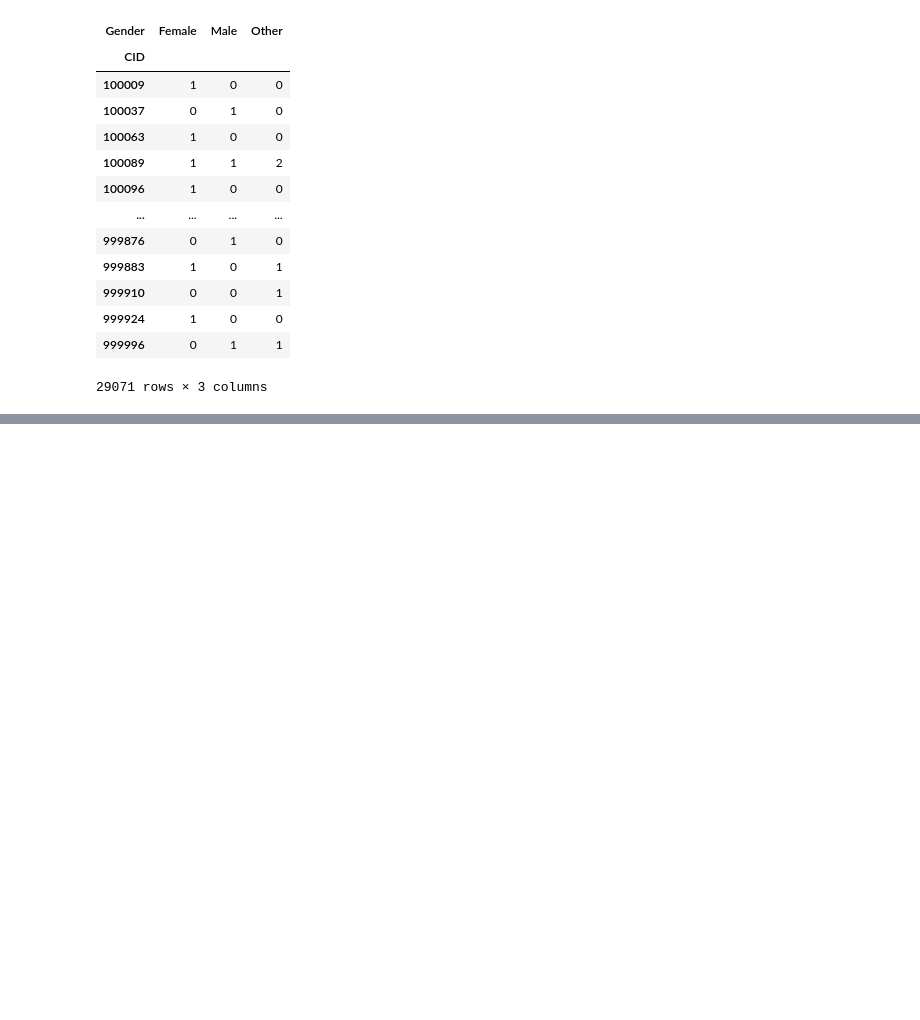
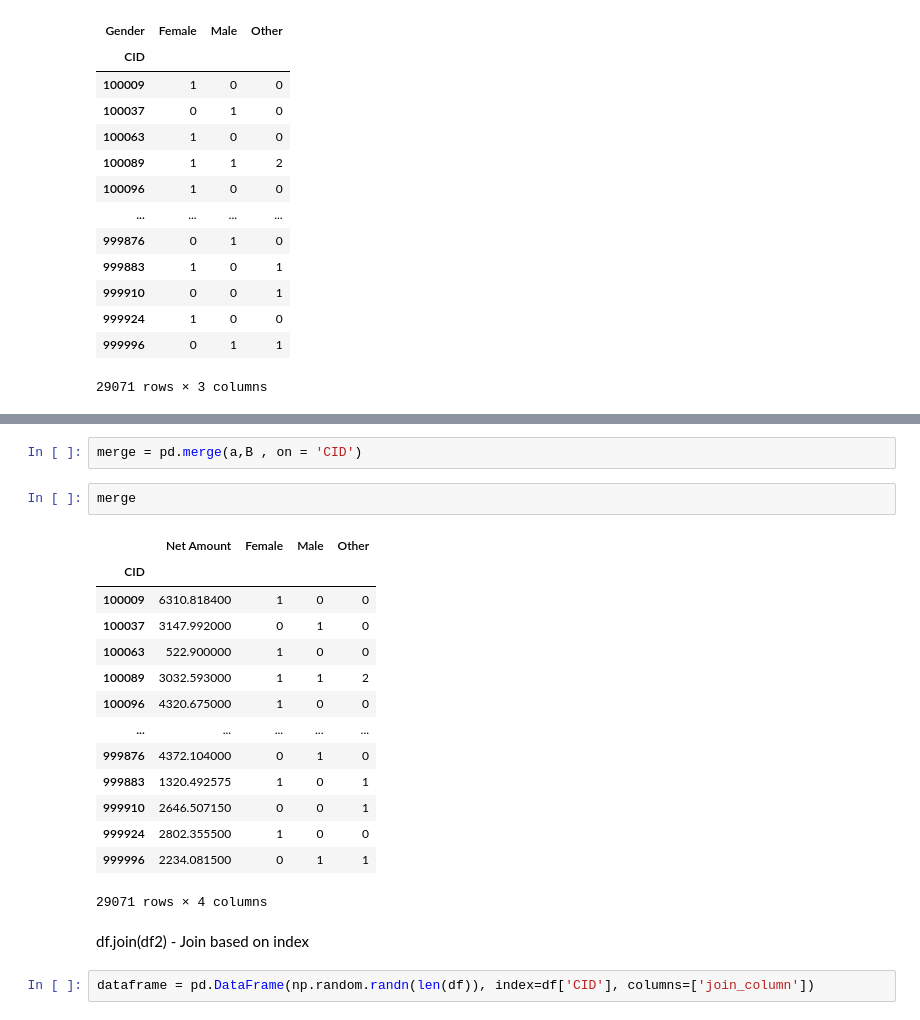
Before and after one commit to R123gh/Data-cleaning-project-, a Jupyter notebook: important_function_pandas 2.ipynb, the cells around one changed output, grey strips where cells are left out. Saved outputs shown, nothing was run; the diff lists cells and outputs as text; blank space fills up the shorter version.

```diff
--- a/important_function_pandas 2.ipynb
+++ b/important_function_pandas 2.ipynb
@@ -90,0 +120,23 @@ B
+# %%
+merge = pd.merge(a,B , on = 'CID')
+# %%
+merge
+# %% [output]
+|  | Net Amount | Female | Male | Other |
+| CID |  |  |  |  |
+| 100009 | 6310.818400 | 1 | 0 | 0 |
+| 100037 | 3147.992000 | 0 | 1 | 0 |
+| 100063 | 522.900000 | 1 | 0 | 0 |
+| 100089 | 3032.593000 | 1 | 1 | 2 |
+| 100096 | 4320.675000 | 1 | 0 | 0 |
+| ... | ... | ... | ... | ... |
+| 999876 | 4372.104000 | 0 | 1 | 0 |
+| 999883 | 1320.492575 | 1 | 0 | 1 |
+| 999910 | 2646.507150 | 0 | 0 | 1 |
+| 999924 | 2802.355500 | 1 | 0 | 0 |
+| 999996 | 2234.081500 | 0 | 1 | 1 |
+29071 rows × 4 columns
+# %% [markdown]
+ df.join(df2) - Join based on index
+# %%
+dataframe = pd.DataFrame(np.random.randn(len(df)), index=df['CID'], columns=['join_column'])
```
Also changed, not shown: parts of 10 cells of this notebook.
